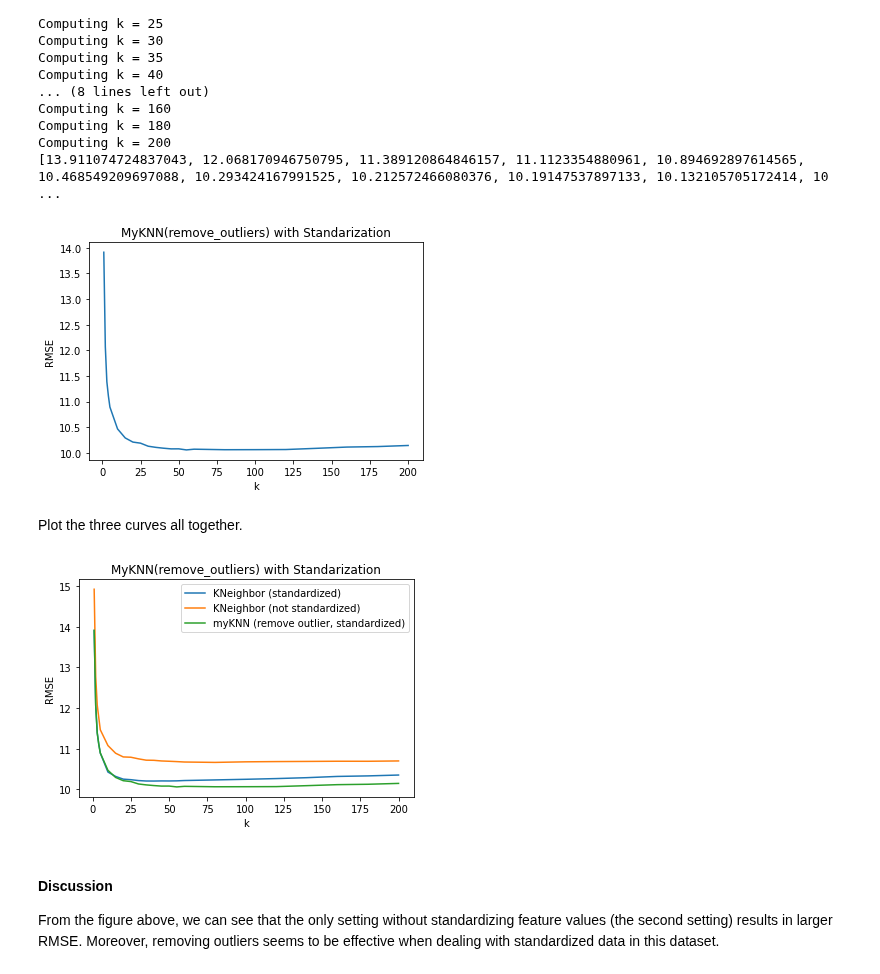
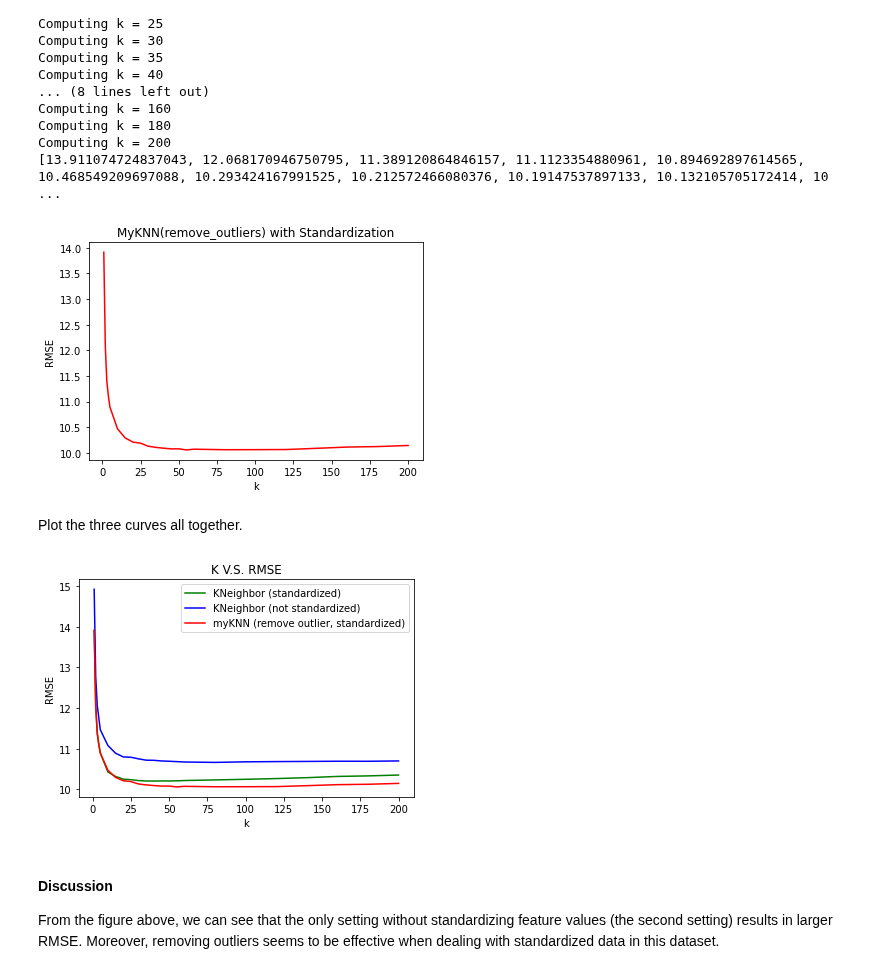
Before and after one commit to shaoyu0966/SLDL, a Jupyter notebook: hw1/hw1.ipynb, the cells around one changed output. Cells and saved outputs as stored; diff of their text form; code cells hidden in the pictures.

Commit message:
Q1 move k>=10 critiria into init, Q2 change plot colors & title, Q3.1 finish

```diff
--- a/hw1/hw1.ipynb
+++ b/hw1/hw1.ipynb
@@ -32,21 +32,20 @@ class myknn_regressor():
             exit(1)
 
         self.n_neighbors = n_neighbors
-        self.mean_type = mean_type
+        self.mean_type = mean_type if n_neighbors >= 10 else 'equal_weight'
 
     def fit(self, x_train, y_train):
-        self.x_train = x_train
-        self.y_train = y_train
+        self.x_train = x_train.copy()
+        self.y_train = y_train.copy()
 
     def predict(self, x_test):
-        """use remove_outliers only if k>=10"""
 
         y_pred = []
         for x in x_test:
             dist = np.linalg.norm(x - self.x_train, axis=1)
             selected_idx = np.argsort(dist, kind='stable')[:self.n_neighbors]
 
-            if (self.mean_type == 'remove_outliers') and (self.n_neighbors >= 10):
+            if self.mean_type == 'remove_outliers':
                 # remove outliers
                 q1 = np.quantile(self.y_train[selected_idx], .25)
                 q3 = np.quantile(self.y_train[selected_idx], .75)
@@ -243,26 +242,26 @@ Computing k = 200
 [13.911074724837043, 12.068170946750795, 11.389120864846157, 11.1123354880961, 10.894692897614565, 10.468549209697088, 10.293424167991525, 10.212572466080376, 10.19147537897133, 10.132105705172414, 10 ...
 # %%
 # plot
-plt.plot(k_settings, myknn_rmse)
+plt.plot(k_settings, myknn_rmse, color='r')
 plt.title('MyKNN(remove_outliers) with Standardization')
 plt.xlabel('k')
 plt.ylabel('RMSE')
 plt.show()
 # %% [output]
-[figure, old version]
+[figure, new version]
 # %% [markdown]
 Plot the three curves all together.
 # %%
-plt.plot(k_settings, kneireg_stdize_rmse, label='KNeighbor (standardized)')
-plt.plot(k_settings, kneireg_rmse, label='KNeighbor (not standardized)')
-plt.plot(k_settings, myknn_rmse, label='myKNN (remove outlier, standardized)')
-plt.title('MyKNN(remove_outliers) with Standarization')
+plt.plot(k_settings, kneireg_stdize_rmse, label='KNeighbor (standardized)', color='g')
+plt.plot(k_settings, kneireg_rmse, label='KNeighbor (not standardized)', color='b')
+plt.plot(k_settings, myknn_rmse, label='myKNN (remove outlier, standardized)', color='r')
+plt.title('K V.S. RMSE')
 plt.xlabel('k')
 plt.ylabel('RMSE')
 plt.legend()
 plt.show()
 # %% [output]
-[figure, old version]
+[figure, new version]
 # %% [markdown]
 #### Discussion
 From the figure above, we can see that the only setting without standardizing feature values (the second setting) results in larger RMSE. Moreover, removing outliers seems to be effective when dealing with standardized data in this dataset.
```
Also changed, not shown: parts of 8 cells of this notebook.
